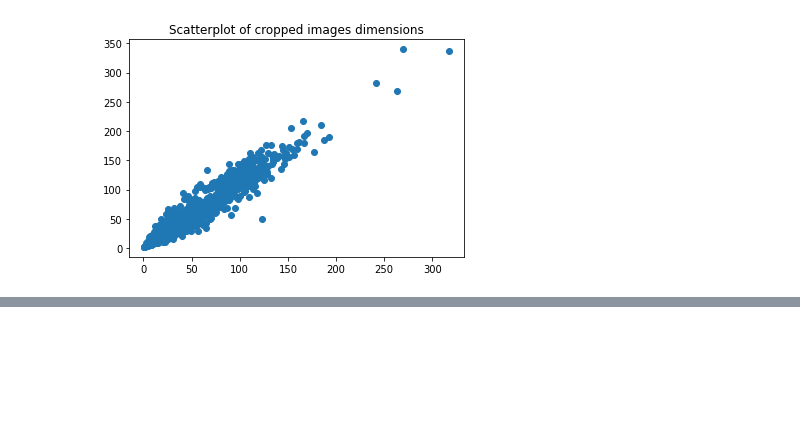
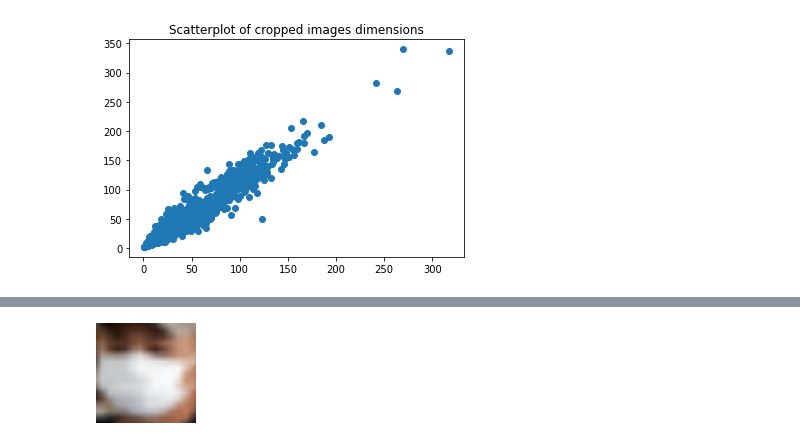
Before and after one commit to sysung/w207-final-project, a Jupyter notebook: main.ipynb, the cells around one changed output, grey strips where cells are left out. Cells and saved outputs as stored; diff of their text form; code cells hidden in the pictures; blank space fills up the shorter version.

```diff
--- a/eda.ipynb
+++ b/main.ipynb
@@ -130,0 +201,5 @@ Text(0.5, 1.0, 'Scatterplot of cropped images dimensions')
+# %%
+# Create bounding boxes
+sample_masks = annotations[annotations["filename"] == annotations["filename"][2]]
+boxes = tf.constant(sample_masks[["ymin_normal", "xmin_normal", "ymax_normal", "xmax_normal"]], dtype=tf.float32)
+boxes
@@ -130,0 +216,10 @@ Text(0.5, 1.0, 'Scatterplot of cropped images dimensions')
+# %%
+box_indices = tf.random.uniform(shape=(len(boxes),), minval=0, maxval=len(sample_image), dtype=tf.int32)
+# %%
+CROP_SIZE = (100, 100)
+# %%
+crop = tf.image.crop_and_resize(sample_image, boxes, box_indices, CROP_SIZE)
+# %%
+array_to_img(crop[5])
+# %% [output]
+[figure, added]
```
Also changed, not shown: parts of 19 cells of this notebook.
